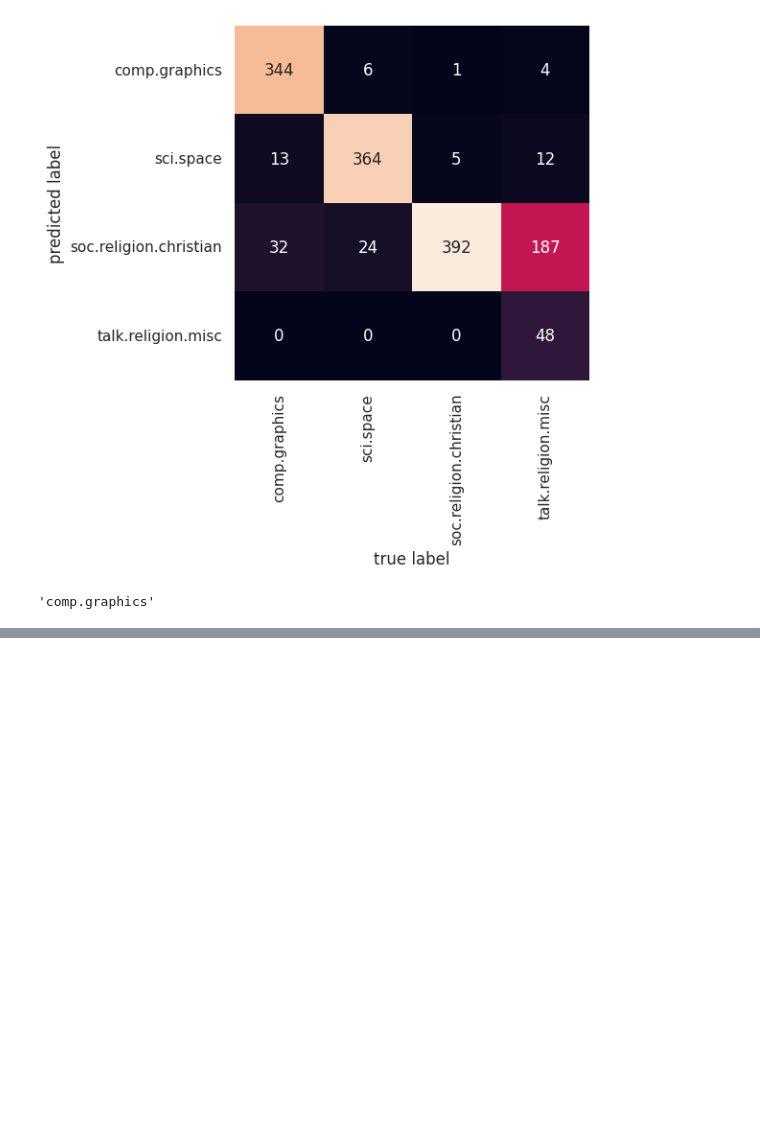
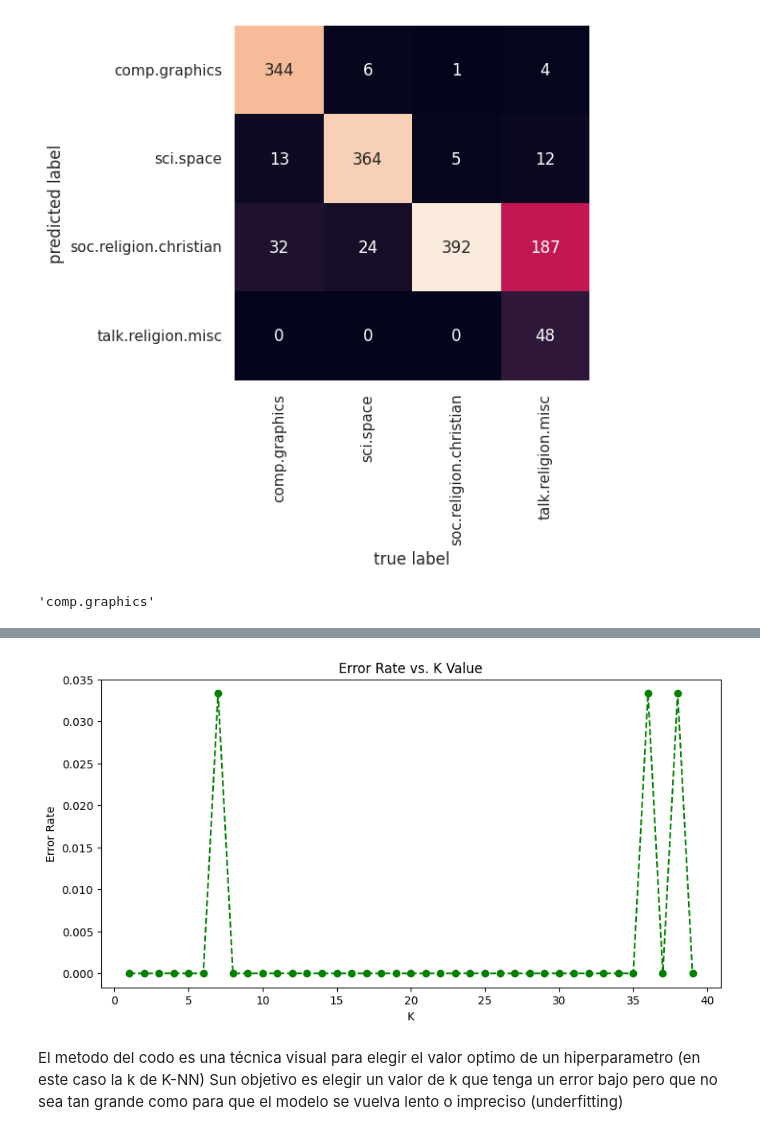
Before and after one commit to Lizbeth-Guerrero/MineriaDeDatos, a Jupyter notebook: Untitled0.ipynb, the cells around one changed output, grey strips where cells are left out. Cells and saved outputs as stored; diff of their text form; code cells hidden in the pictures; blank space fills up the shorter version.

```diff
--- a/Untitled0.ipynb
+++ b/Untitled0.ipynb
@@ -2161,0 +2181,12 @@ predict_category('Van a pasar')
+# %%
+#Cálculo del vecino más cercano
+distancias = []
+for i in range(len(X)):
+  d = distancia_euclidiana(P, X[i])
+  distancias.append((d, y[i]))
+
+# Ordenar por distancia
+distancias.sort(key=lambda x: x[0])
+
+print(distancias)
+print("Clase asignada:", distancias[0][1])
@@ -2161,0 +2323,35 @@ predict_category('Van a pasar')
+# %%
+import seaborn as sns
+from sklearn.model_selection import train_test_split
+iris = sns.load_dataset('iris')
+iris.head()
+X, y = iris.drop('species', axis=1), iris['species']
+# %%
+X_train, X_test, y_train, y_test = train_test_split(X, y, test_size=0.2, random_state=42)
+# %%
+from sklearn.neighbors import KNeighborsClassifier
+import matplotlib.pyplot as plt
+import numpy as np
+
+error_rate = []
+
+# Testing k from 1 to 40
+for i in range(1, 40):
+    knn = KNeighborsClassifier(n_neighbors=i)
+    knn.fit(X_train, y_train)
+    pred_i = knn.predict(X_test)
+    # Average of cases where prediction doesn't match actual value
+    error_rate.append(np.mean(pred_i != y_test))
+
+# Visualizing the "Elbow"
+plt.figure(figsize=(10, 5))
+plt.plot(range(1, 40), error_rate, color='green', marker='o', linestyle='dashed')
+plt.title('Error Rate vs. K Value')
+plt.xlabel('K')
+plt.ylabel('Error Rate')
+plt.show()
+# %% [output]
+[figure, added]
+# %% [markdown]
+El metodo del codo es una técnica visual para elegir el valor optimo de un hiperparametro (en este caso la k de K-NN)
+Sun objetivo es elegir un valor de k que tenga un error bajo pero que no sea tan grande como para que el modelo se vuelva lento o impreciso (underfitting)
```
Also changed, not shown: parts of 16 cells of this notebook.
